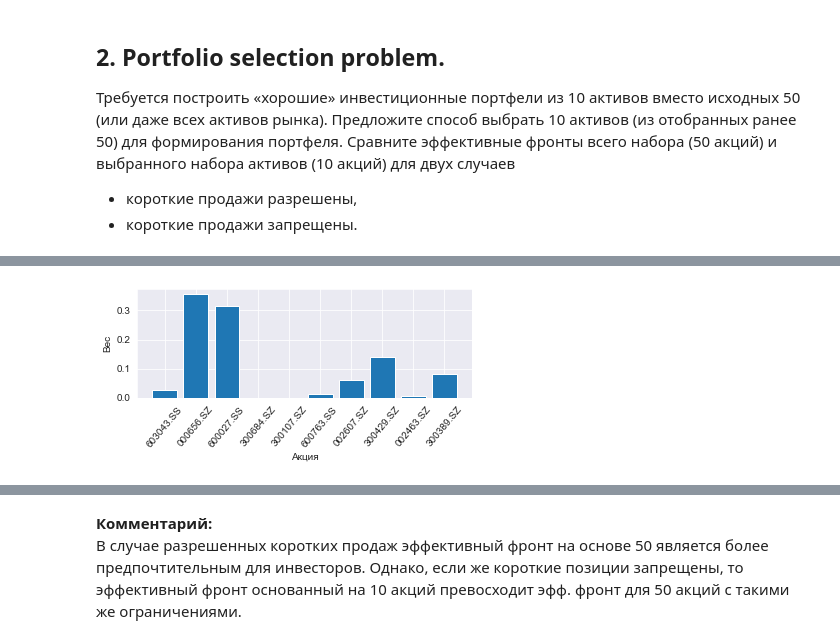
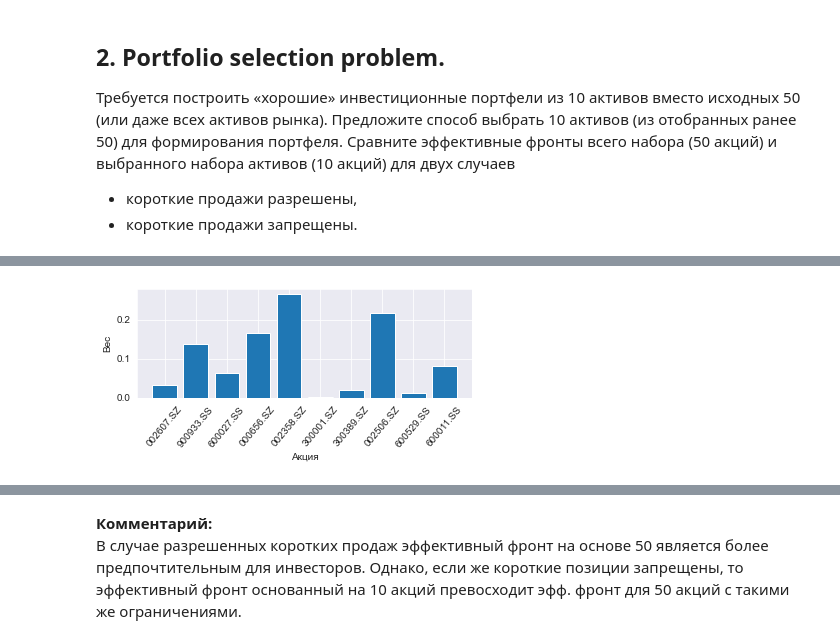
Before and after one commit to CodeSopranos/lab-2-financial-operations, a Jupyter notebook: report.ipynb, the cells around one changed output, grey strips where cells are left out. Saved outputs shown, nothing was run; the diff lists cells and outputs as text; code cells hidden in the pictures.

```diff
--- a/report.ipynb
+++ b/report.ipynb
@@ -370,0 +519,3 @@ for i in tqdm_notebook(range(2000)):
+# %%
+solution = lsearch.solve()
+selected10 = selected10[solution==1]
@@ -371,3 +530,2 @@ for i in tqdm_notebook(range(2000)):
 # %%
-r_matrix, mean_vec, cov_matrix, selected10 = sample_return[min(sample_return.keys())]
-selected10
+r_matrix, mean_vec, cov_matrix = get_return_mean_cov(selected10)
@@ -396,7 +542,7 @@ bounds = ((None, None),)
 r_matrix, mean_vec, cov_matrix = get_return_mean_cov(selected10)
 
 
-target_range = np.linspace(0.001, 0.1, 500)
+target_range = np.linspace(0.0001, 0.1, 500)
 
 Xs10 = []
 for portfolio_return in tqdm_notebook(target_range):
@@ -443,7 +589,7 @@ bounds = ((0, 1),)
 r_matrix, mean_vec, cov_matrix = get_return_mean_cov(selected10)
 
 
-target_range = np.linspace(0.001, 0.1, 500)
+target_range = np.linspace(0, 0.5, 100)
 
 Xs_ns10 = []
 for portfolio_return in tqdm_notebook(target_range):
@@ -457,9 +603,9 @@ for portfolio_return in tqdm_notebook(target_range):
     psigmas10_ns.append(risk_porfolio(X_ns10, cov_matrix))
     preturns10_ns.append(np.dot(X_ns10, mean_vec))
 # %%
-plot_weights_histogram(Xs_no_short10[0], selected10)
+plot_weights_histogram(Xs_ns10[0], selected10)
 # %% [output]
-[figure, old version]
+[figure, new version]
 # %%
 plot_mean_var_map(selected10, title='Карта активов и эффективный фронт')
 plt.plot(psigmas10_ns, preturns10_ns, 'ro--', label='Эффективный фронт без коротких продаж')
```
Also changed, not shown: parts of 14 cells of this notebook.
